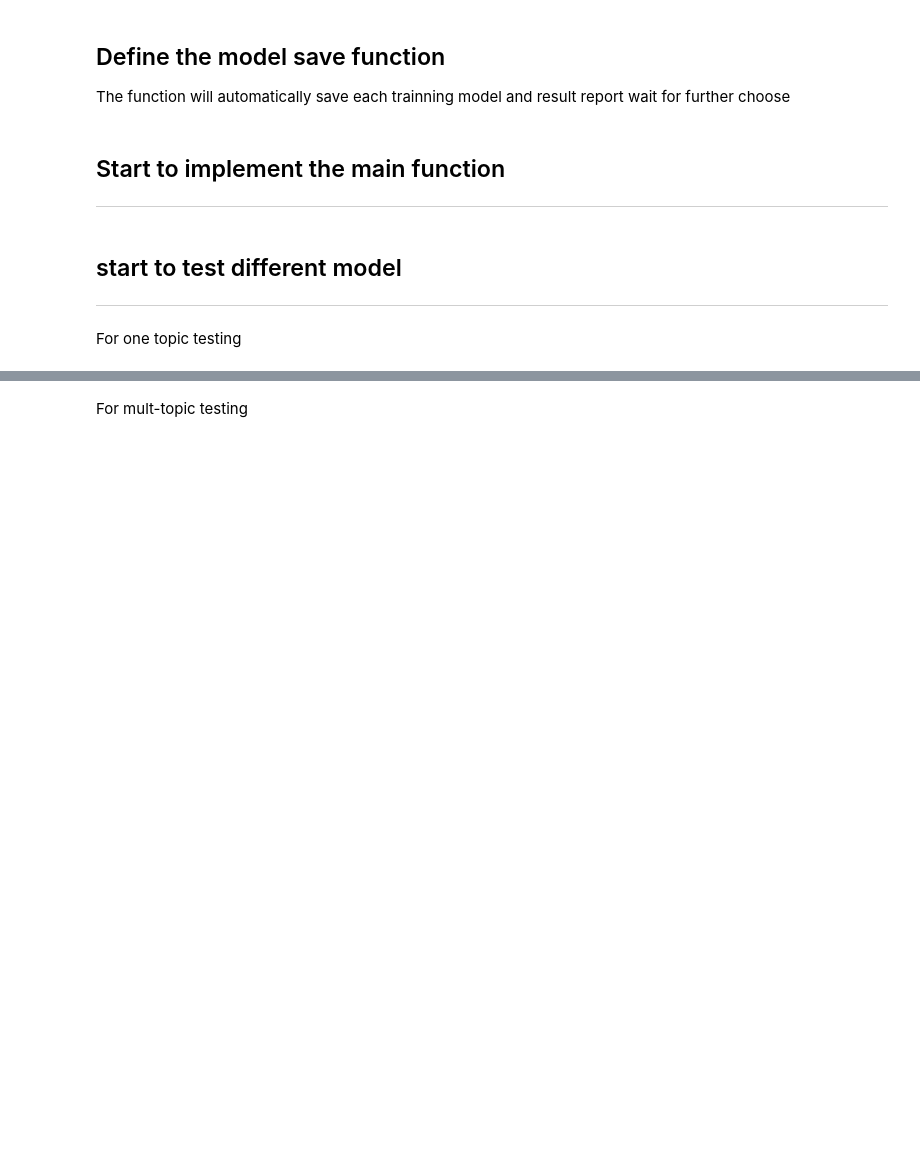
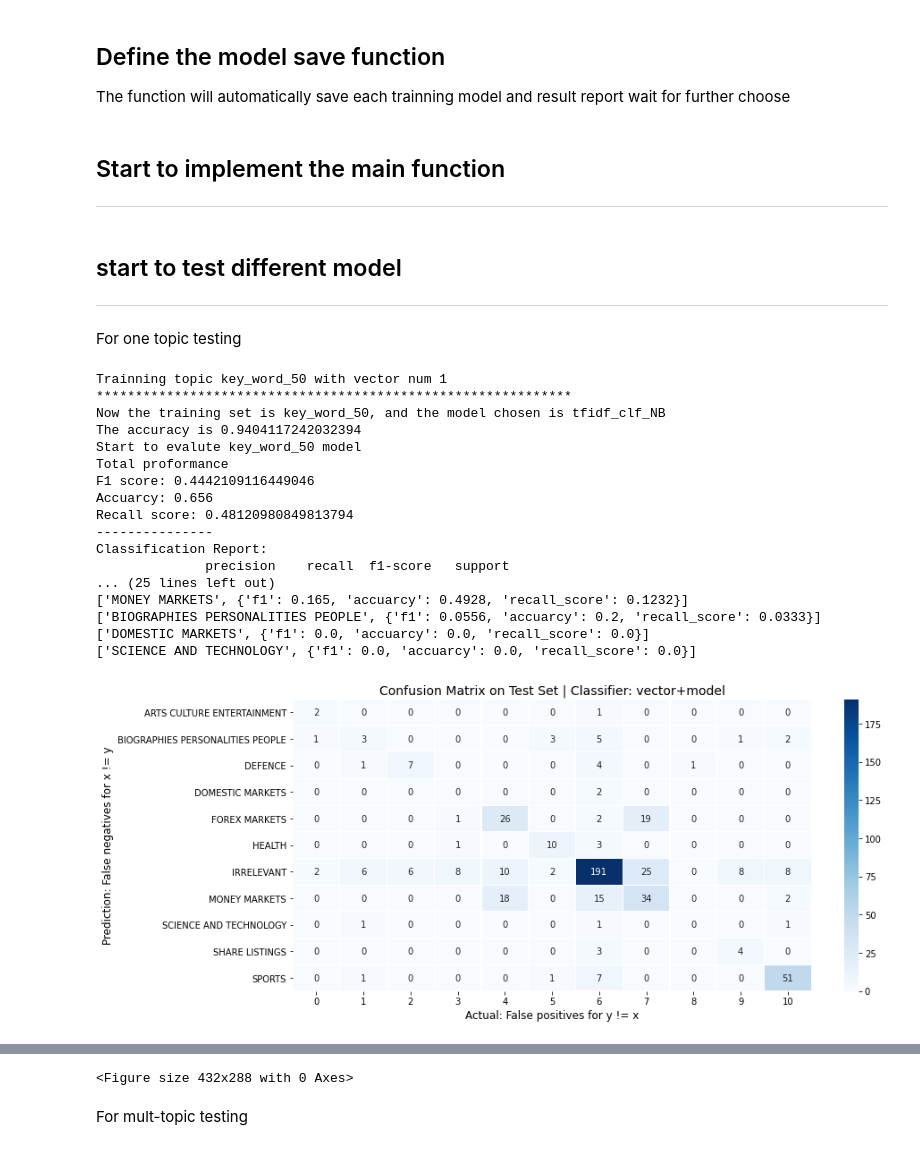
Before and after one commit to HenryLiangzy/COMP9417_Project, a Jupyter notebook: Henry_s_work/Henry_s_model_select_example.ipynb, the cells around one changed output, grey strips where cells are left out. Saved outputs shown, nothing was run; the diff lists cells and outputs as text; code cells hidden in the pictures; blank space fills up the shorter version.

```diff
--- a/Henry_s_work/Henry_s_model_select_example.ipynb
+++ b/Henry_s_work/Henry_s_model_select_example.ipynb
@@ -128,10 +133,11 @@ def topic_score(model, label_model, data_set, topic_name, x_label):
     test_x = test_data_set[x_label]
     test_y = test_data_set['topic']
     pred_y = model.predict(test_x)
+    en_test_y = label_model.transform(test_y)
 
-    f1_score = metrics.f1_score(test_y, pred_y, average='macro')
-    accuarcy = metrics.accuracy_score(test_y, pred_y)
-    recall_score = metrics.recall_score(test_y, pred_y, average='macro')
+    f1_score = metrics.f1_score(en_test_y, pred_y, average='macro')
+    accuarcy = metrics.accuracy_score(en_test_y, pred_y)
+    recall_score = metrics.recall_score(en_test_y, pred_y, average='macro')
 
     return {
         'f1': round(f1_score, 4),
@@ -140,7 +146,7 @@ def topic_score(model, label_model, data_set, topic_name, x_label):
     }
 
 
-def model_score(model, label_model, x_label, test_df=None):
+def model_score(model, label_model, x_label, test_df):
     '''
     model       The dt model
     test_df     provide testing data set or using test file data
@@ -149,10 +155,7 @@ def model_score(model, label_model, x_label, test_df=None):
     print('Topic\tf1\taccuarcy\trecall_score')
     test_report = []
 
-    # if using test file to train
-    if test_df == None:
-        test_df = pd.read_csv(TEST_FILE)
-        test_df = preprocess(test_df)
+    test_df = preprocess(test_df, x_label, 'topic')
 
     for topic in topic_code.keys():
         result = [topic]
@@ -162,12 +165,14 @@ def model_score(model, label_model, x_label, test_df=None):
     test_report.sort(reverse=True, key=lambda x: x[1]['accuarcy'])
     for record in test_report:
         print(record)
+
+    return test_report
 # %% [markdown]
 ## Define the model save function
 The function will automatically save each trainning model and result report wait for further choose
 # %%
 def save_job(model, test_report, pre_vector, feature_name):
-    filename = 'model/'+pre_vector+'_'+feature_name
+    filename = 'model/'+str(pre_vector)+'_'+feature_name
 
     joblib.dump(model, filename+'.model')
     with open(filename+'.txt', 'w') as fp:
@@ -200,18 +205,18 @@ def model_compile(df, x_label, vector_num):
         print(f'*************************************************************')
         print(f'Now the training set is {x_label}, and the model chosen is count_clf_NB')
         print(f'The accuracy is {count_dt_accuarcy}')
-        return 'count',count_dt_model,label_model,encode_mapping
+        return count_dt_model,label_model,encode_mapping
     else:
         print(f'*************************************************************')
         print(f'Now the training set is {x_label}, and the model chosen is tfidf_clf_NB')
         print(f'The accuracy is {tfidf_dt_accuarcy}')
-        return 'tfidf',tfidf_dt_model,label_model,encode_mapping
+        return tfidf_dt_model,label_model,encode_mapping
 
 def model_evaluate(model, x_label, label_model, df, encode_mapping, vector_num):
     print('Start to evalute', x_label, 'model')
     test_set = preprocess(df, x_label, 'topic')
     test_x = test_set[x_label]
-    test_y = test_set[y_label]
+    test_y = test_set['topic']
     topics = list(set(test_set['topic']))
 
     # evalute total performance
@@ -226,19 +231,19 @@ def model_evaluate(model, x_label, label_model, df, encode_mapping, vector_num):
     print(classification_report(en_test_y, pred_y))
 
     # evalute all the topic performance
-    model_report = model_score(model, x_label)
+    model_report = model_score(model, label_model, x_label, df)
 
     # save current model and performance
     save_job(model, model_report, vector_num, x_label)
 
     # for figure
-    conf_matrix = confusion_matrix(en_test_y, y_pred)
+    conf_matrix = confusion_matrix(en_test_y, pred_y)
     fig1 = plt.figure(figsize=(13,6))
     sns.heatmap(conf_matrix,
     #             square=True,
                 annot=True, # show numbers in each cell
                 fmt='d', # set number format to integer in each cell
-                yticklabels=le.classes_,
+                yticklabels=label_model.classes_,
                 xticklabels=model.classes_,
                 cmap="Blues",
     #             linecolor="k",
@@ -251,7 +256,7 @@ def model_evaluate(model, x_label, label_model, df, encode_mapping, vector_num):
     plt.xlabel("Actual: False positives for y != x", fontsize=12)
     plt.ylabel("Prediction: False negatives for x != y", fontsize=12)
     plt.show()
-    plt.savefig('model/'+str(vector_num)+'_'+x_label+'.png')
+    #plt.savefig('model/'+str(vector_num)+'_'+x_label+'.png')
 # %% [markdown]
 ## start to test different model
 ---
@@ -259,8 +264,28 @@ def model_evaluate(model, x_label, label_model, df, encode_mapping, vector_num):
 For one topic testing
 # %%
 %%time
-x_label = 'key_word_100'
+x_label = 'key_word_50'
 
 df = pd.read_csv(TRAININGFILE)
-model, label_model, encode_mapping = model_compile(df, x_label)
-model_evaluate(model, x_label, label_model, df, encode_mapping)
+test_df = pd.read_csv(TESTFILE)
+model, label_model, encode_mapping = model_compile(df, x_label, 1)
+model_evaluate(model, x_label, label_model, test_df, encode_mapping, 1)
+# %% [output]
+Trainning topic key_word_50 with vector num 1
+*************************************************************
+Now the training set is key_word_50, and the model chosen is tfidf_clf_NB
+The accuracy is 0.9404117242032394
+Start to evalute key_word_50 model
+Total proformance
+F1 score: 0.4442109116449046
+Accuarcy: 0.656
+Recall score: 0.48120980849813794
+---------------
+Classification Report:
+              precision    recall  f1-score   support
+... (25 lines left out)
+['MONEY MARKETS', {'f1': 0.165, 'accuarcy': 0.4928, 'recall_score': 0.1232}]
+['BIOGRAPHIES PERSONALITIES PEOPLE', {'f1': 0.0556, 'accuarcy': 0.2, 'recall_score': 0.0333}]
+['DOMESTIC MARKETS', {'f1': 0.0, 'accuarcy': 0.0, 'recall_score': 0.0}]
+['SCIENCE AND TECHNOLOGY', {'f1': 0.0, 'accuarcy': 0.0, 'recall_score': 0.0}]
+[figure, added]
@@ -267,3 +294,4 @@ model_evaluate(model, x_label, label_model, df, encode_mapping)
+<Figure size 432x288 with 0 Axes>
 # %% [markdown]
 For mult-topic testing
 # %%
```
Also changed, not shown: parts of 5 cells of this notebook, 1 other file.
